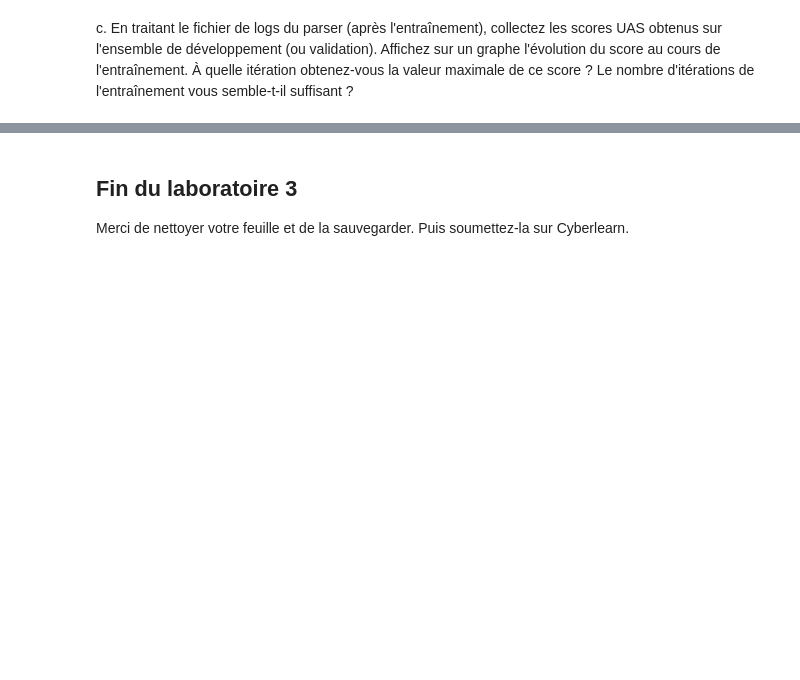
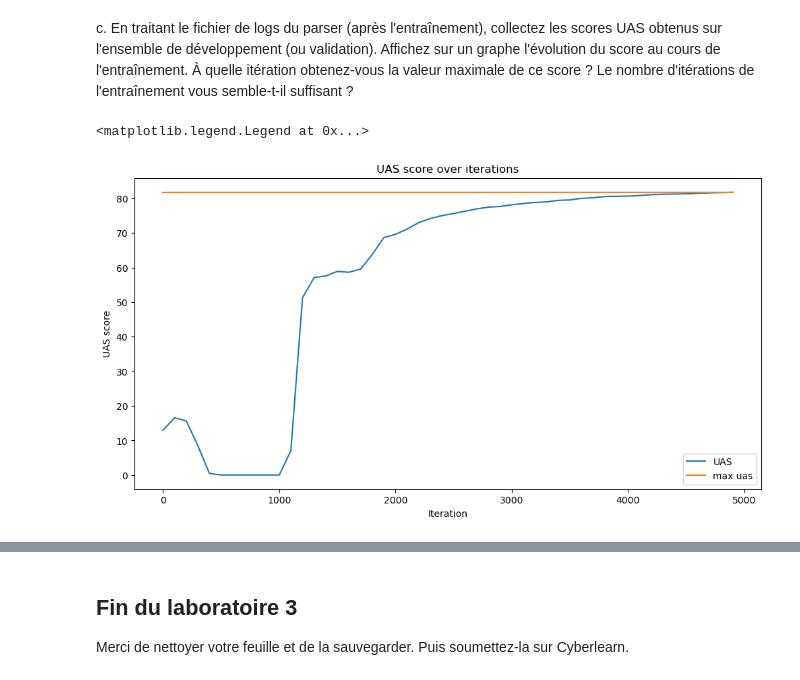
Before and after one commit to heig-vkaelin/tal, a Jupyter notebook: Labo3/TAL_Labo3_student.ipynb, the cells around one changed output, grey strips where cells are left out. Drawn from its saved outputs; the diff is of its cells as text; code cells hidden in the pictures; blank space fills up the shorter version.

```diff
--- a/Labo3/TAL_Labo3_student.ipynb
+++ b/Labo3/TAL_Labo3_student.ipynb
@@ -225 +271,16 @@ c. En traitant le fichier de logs du parser (après l'entraînement), collectez
+# %%
+def parse_output(filename):
+  uas = {}
+
+  with open(filename, 'r') as f:
+    lines = f.readlines()
+    currentIteration = 0
+    for line in lines:
+        if 'Iteration' in line:
+            currentIteration = int(line.split(' ')[2])
+        if line.startswith('UAS'):
+            uas[currentIteration] = float(line.split(':')[1])
+  return uas
+
+uas = parse_output('output.txt')
 # %%
@@ -229,0 +289,11 @@ import matplotlib.pyplot
+# %%
+plt.figure(figsize=(12,6))
+plt.plot(uas.keys(), uas.values(), label='UAS')
+plt.plot(uas.keys(), [max(uas.values())]*len(uas.keys()), label='max uas')
+plt.xlabel('Iteration')
+plt.ylabel('UAS score')
+plt.title('UAS score over iterations')
+plt.legend()
+# %% [output]
+<matplotlib.legend.Legend at 0x...>
+[figure, added]
```
Also changed, not shown: parts of 12 cells of this notebook, 4 other files.
